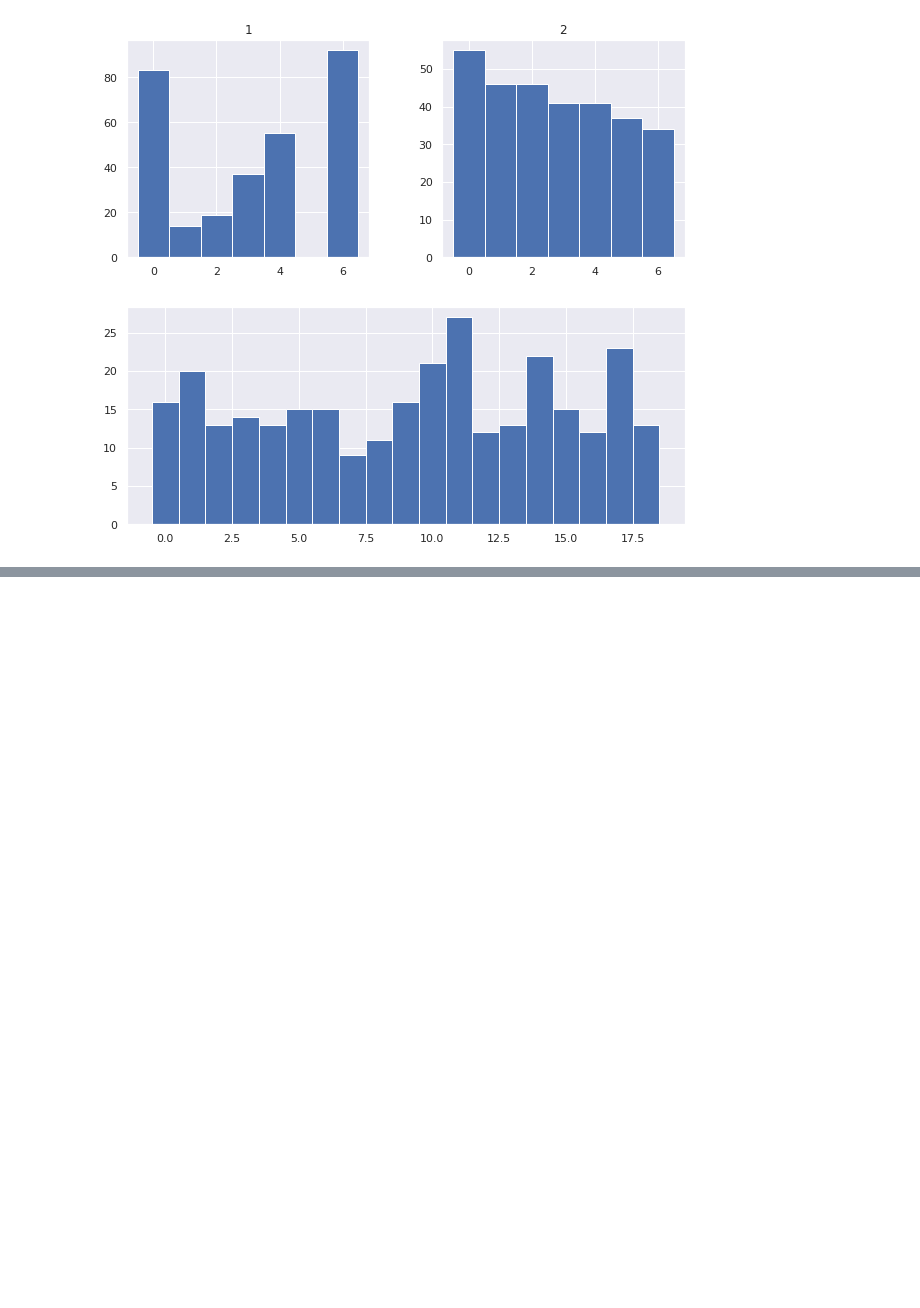
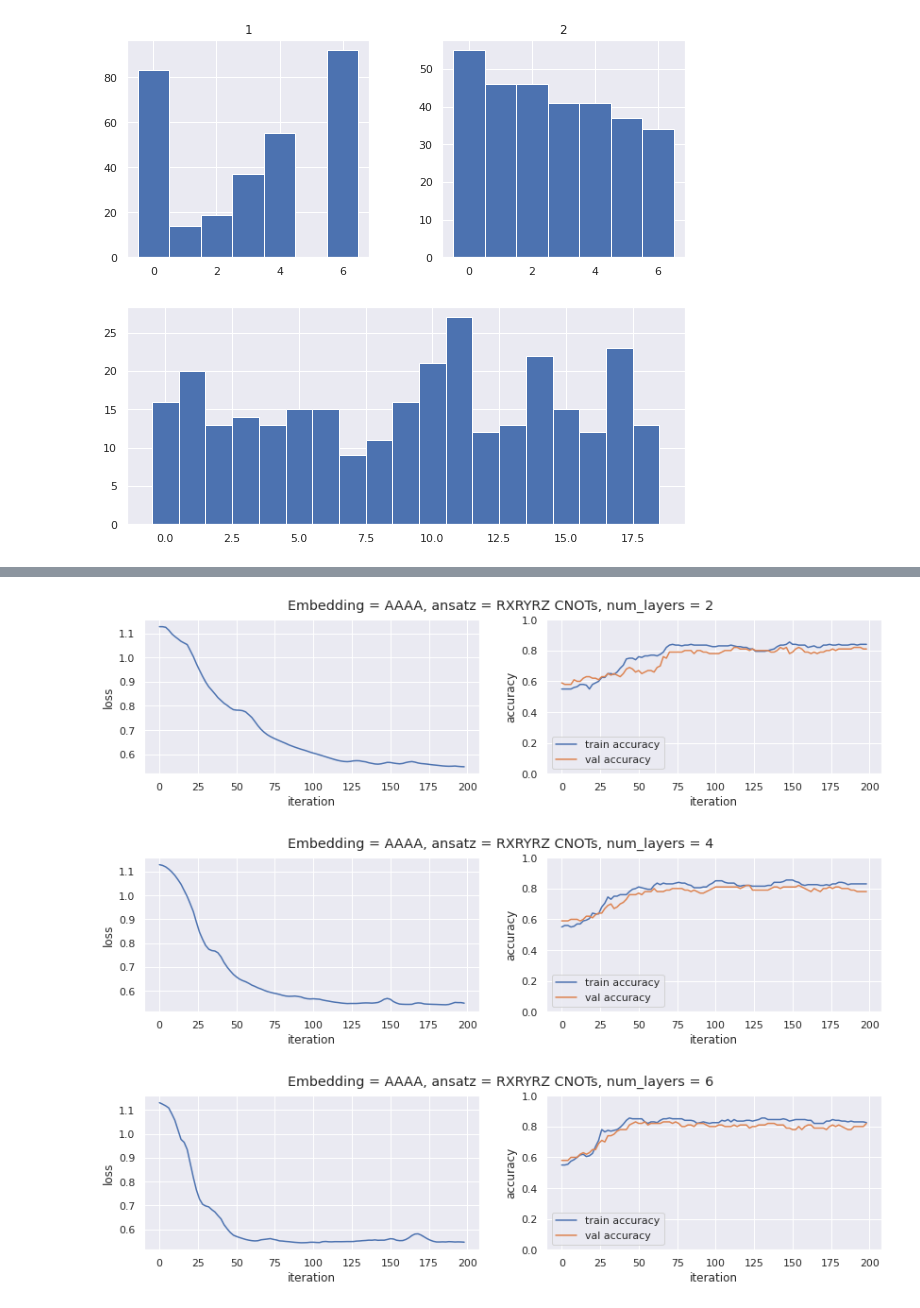
Before and after one commit to aadimator/qosf_cohort5_screening_tasks, a Jupyter notebook: Task_2/task2.ipynb, the cells around one changed output, grey strips where cells are left out. Cells and saved outputs as stored; diff of their text form; code cells hidden in the pictures; blank space fills up the shorter version.

```diff
--- a/Task_2/task2.ipynb
+++ b/Task_2/task2.ipynb
@@ -304,0 +447,23 @@ X_train = np.sqrt(np.sum(X_train))
+# %%
+def plot_cost_acc(
+    iterations,
+    loss,
+    train_acc,
+    val_acc,
+    plot_title
+):
+    fig, (ax_cost, ax_acc) = plt.subplots(nrows=1, ncols=2, sharex=True, figsize=[14, 3])
+
+    ax_cost.plot(iterations, loss, 'C0', ls='-', label='loss')
+    ax_cost.set_xlabel('iteration')
+    ax_cost.set_ylabel('loss')
+
+    ax_acc.plot(iterations, train_acc, 'C0', ls='-', label='train accuracy')
+    ax_acc.plot(iterations, val_acc, 'C1', ls='-', label='val accuracy')
+    ax_acc.set_ylim(bottom=0, top=1)
+    ax_acc.set_xlabel('iteration')
+    ax_acc.set_ylabel('accuracy')
+
+    ax_acc.legend()
+    fig.suptitle(plot_title)
+    plt.show()
@@ -304,0 +543,23 @@ X_train = np.sqrt(np.sum(X_train))
+# %%
+dev = qml.device('default.qubit', wires=2)
+
+@qml.qnode(dev)
+def circuit(weights, features):
+
+    AAAA(features)
+
+    # repeatedly apply each layer in the circuit
+    for i in range(weights.shape[1]):
+        layer(weights, i)
+
+    return qml.expval(qml.PauliZ(0))
+# %%
+for num_layers in (2, 4, 6):
+    train_val_loop(
+        weights_shape=(dev.num_wires, num_layers, 3),
+        label=f"Embedding = AAAA, ansatz = RXRYRZ CNOTs, num_layers = {num_layers}"
+    )
+# %% [output]
+[figure, added]
+[figure, added]
+[figure, added]
```
Also changed, not shown: parts of 65 cells of this notebook, 1 other file.
